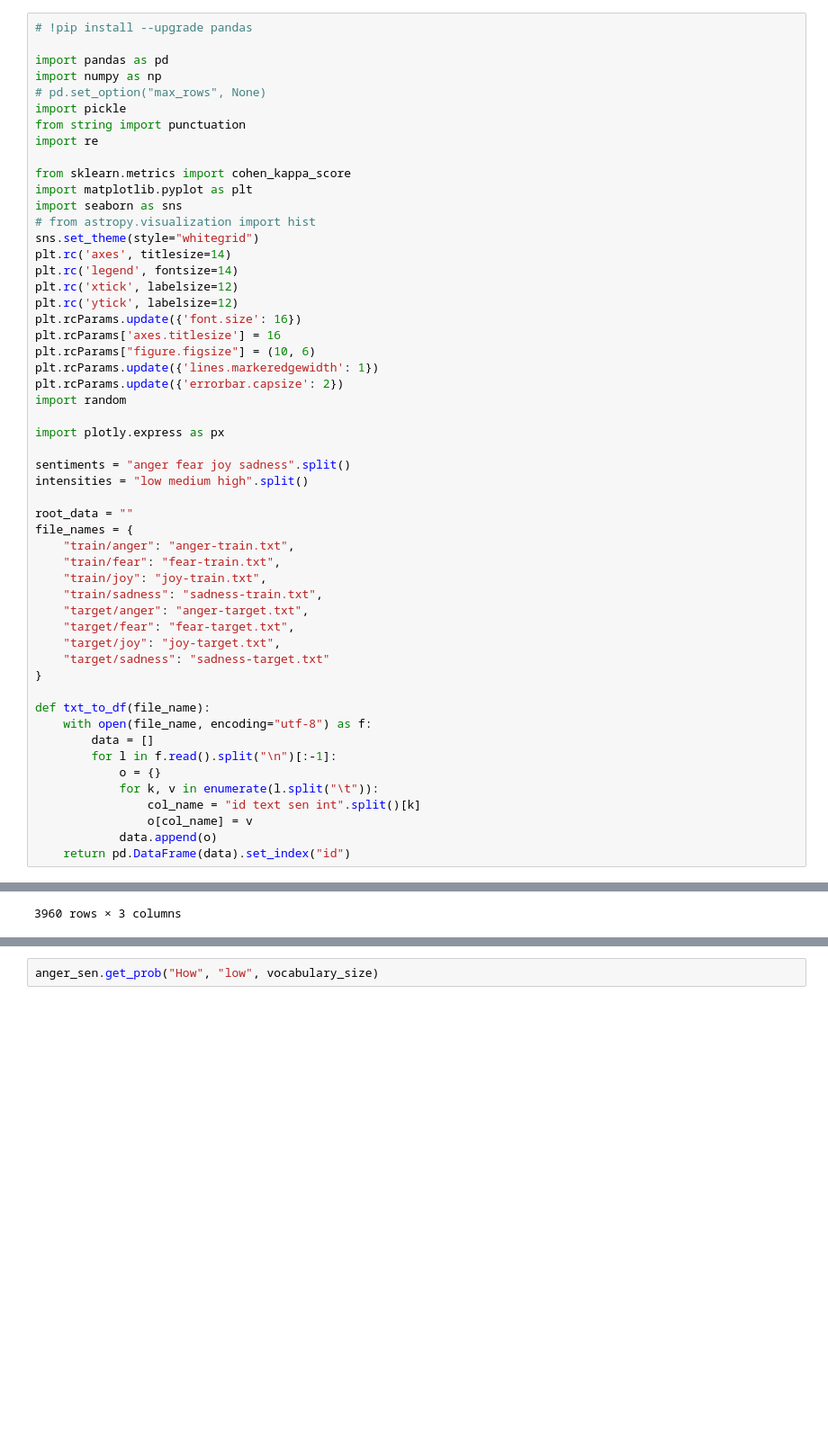
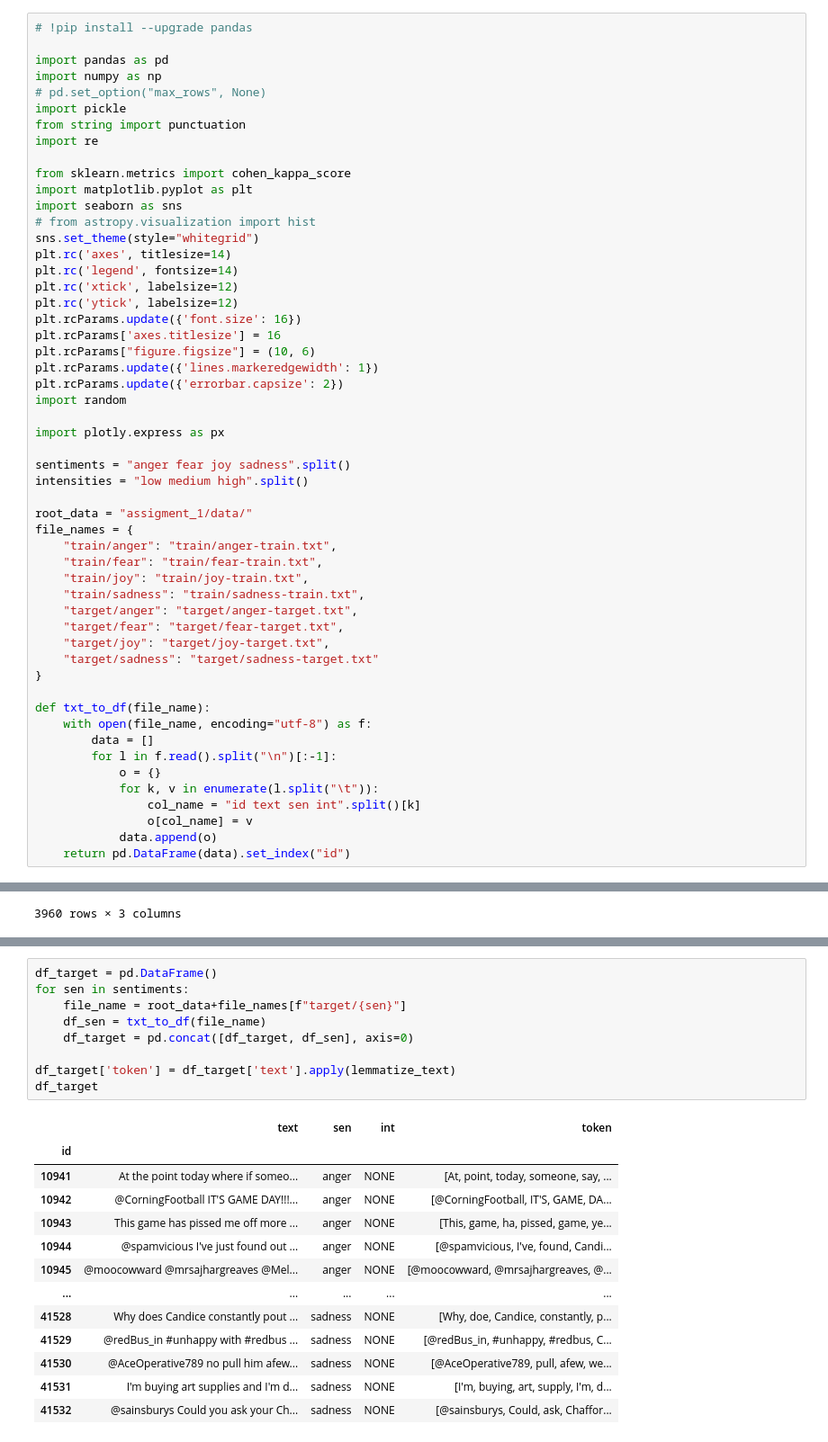
Before and after one commit to furrutiav/NLP-Competition-1, a Jupyter notebook: naive-bayes.ipynb, the cells around one changed output, grey strips where cells are left out. Shown: that part at 90% size. Cells and saved outputs as stored; diff of their text form; blank space fills up the shorter version.

```diff
--- a/naive-bayes.ipynb
+++ b/naive-bayes.ipynb
@@ -29,16 +29,16 @@ import plotly.express as px
 sentiments = "anger fear joy sadness".split()
 intensities = "low medium high".split()
 
-root_data = ""
+root_data = "assigment_1/data/"
 file_names = {
-    "train/anger": "anger-train.txt",
-    "train/fear": "fear-train.txt",
-    "train/joy": "joy-train.txt",
-    "train/sadness": "sadness-train.txt",
-    "target/anger": "anger-target.txt",
-    "target/fear": "fear-target.txt",
-    "target/joy": "joy-target.txt",
-    "target/sadness": "sadness-target.txt"
+    "train/anger": "train/anger-train.txt",
+    "train/fear": "train/fear-train.txt",
+    "train/joy": "train/joy-train.txt",
+    "train/sadness": "train/sadness-train.txt",
+    "target/anger": "target/anger-target.txt",
+    "target/fear": "target/fear-target.txt",
+    "target/joy": "target/joy-target.txt",
+    "target/sadness": "target/sadness-target.txt"
 }
 
 def txt_to_df(file_name):
@@ -189,3 +153,23 @@ unique tokens: 12580
 # %%
-anger_sen.get_prob("How", "low", vocabulary_size)
+df_target = pd.DataFrame()
+for sen in sentiments:
+    file_name = root_data+file_names[f"target/{sen}"]
+    df_sen = txt_to_df(file_name)
+    df_target = pd.concat([df_target, df_sen], axis=0)
+
+df_target['token'] = df_target['text'].apply(lemmatize_text)
+df_target
 # %% [output]
+|  | text | sen | int | token |
+| id |  |  |  |  |
+| 10941 | At the point today where if someo... | anger | NONE | [At, point, today, someone, say, ... |
+| 10942 | @CorningFootball IT'S GAME DAY!!!... | anger | NONE | [@CorningFootball, IT'S, GAME, DA... |
+| 10943 | This game has pissed me off more ... | anger | NONE | [This, game, ha, pissed, game, ye... |
+| 10944 | @spamvicious I've just found out ... | anger | NONE | [@spamvicious, I've, found, Candi... |
+| 10945 | @moocowward @mrsajhargreaves @Mel... | anger | NONE | [@moocowward, @mrsajhargreaves, @... |
+| ... | ... | ... | ... | ... |
+| 41528 | Why does Candice constantly pout ... | sadness | NONE | [Why, doe, Candice, constantly, p... |
+| 41529 | @redBus_in #unhappy with #redbus ... | sadness | NONE | [@redBus_in, #unhappy, #redbus, C... |
+| 41530 | @AceOperative789 no pull him afew... | sadness | NONE | [@AceOperative789, pull, afew, we... |
+| 41531 | I'm buying art supplies and I'm d... | sadness | NONE | [I'm, buying, art, supply, I'm, d... |
+| 41532 | @sainsburys Could you ask your Ch... | sadness | NONE | [@sainsburys, Could, ask, Chaffor... |
```
Also changed, not shown: parts of 5 cells of this notebook.
